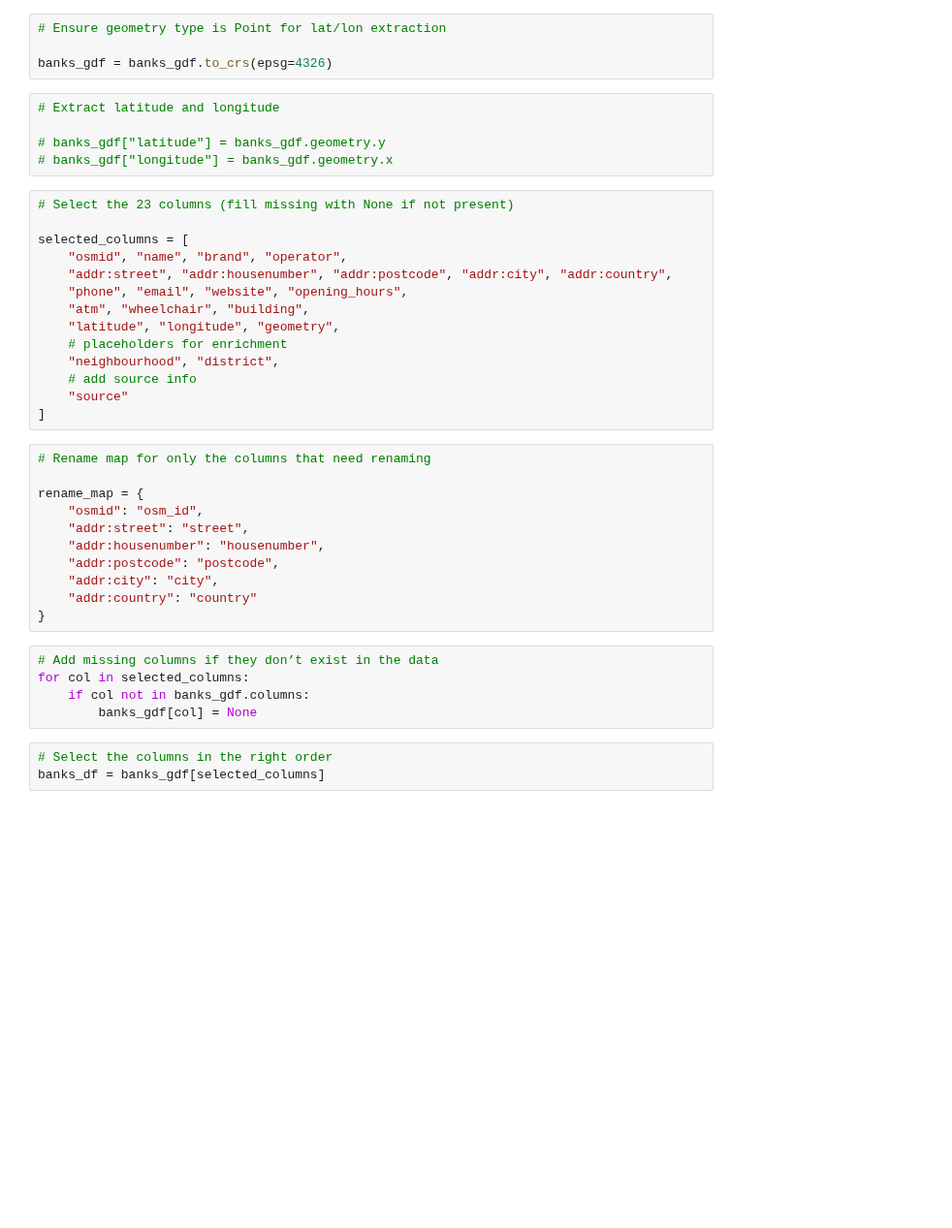
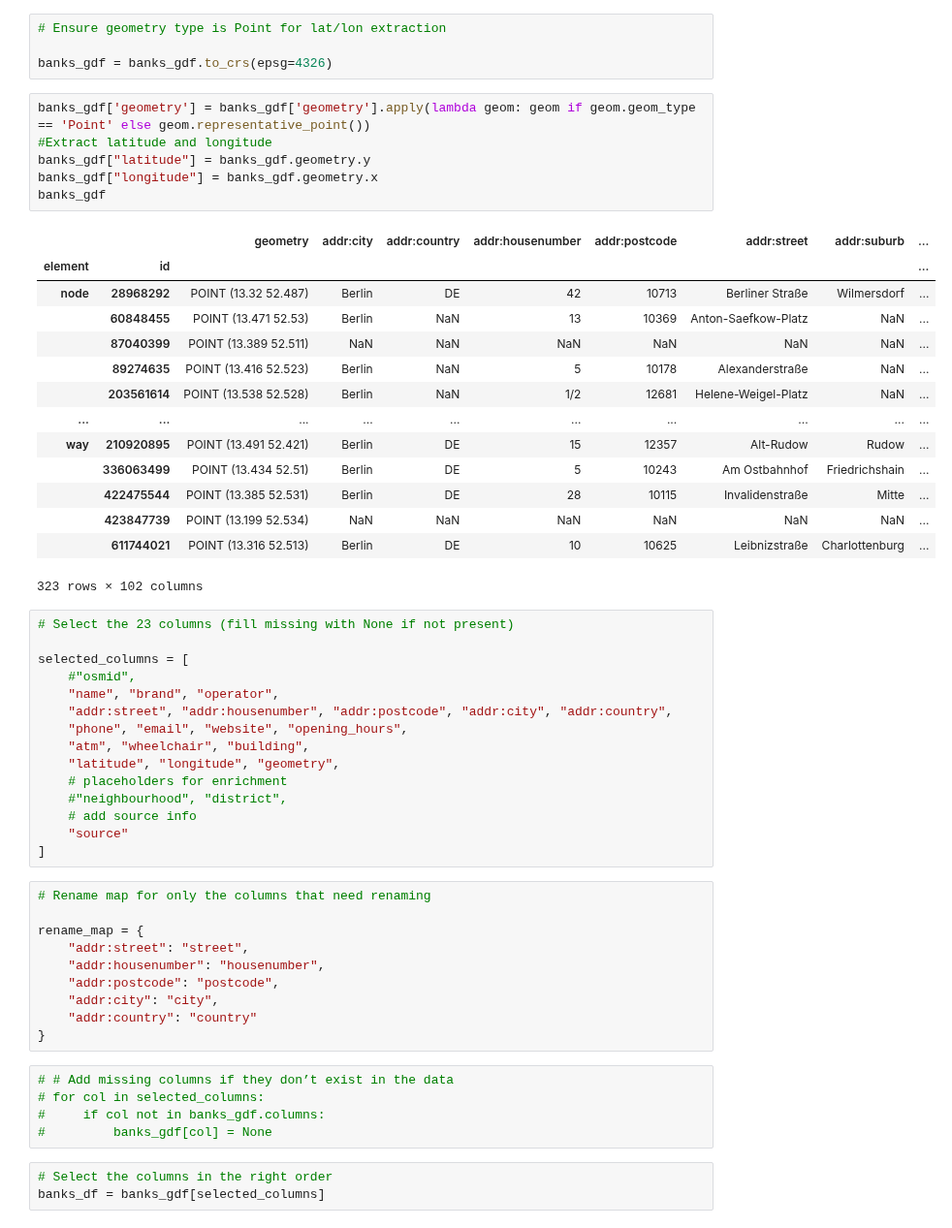
Before and after one commit to webeet-io/layered-populate-data-pool-da, a Jupyter notebook: banks/skripts/banks-data-modelling.ipynb, the cells around one changed output. Shown at 97% size. Cells and saved outputs as stored; diff of their text form; blank space fills up the shorter version.

```diff
--- a/banks/skripts/banks-data-modelling.ipynb
+++ b/banks/skripts/banks-data-modelling.ipynb
@@ -177,22 +179,39 @@ memory usage: 264.3+ KB
 # Ensure geometry type is Point for lat/lon extraction
 
 banks_gdf = banks_gdf.to_crs(epsg=4326)
-# %%
-# Extract latitude and longitude
-
-# banks_gdf["latitude"] = banks_gdf.geometry.y
-# banks_gdf["longitude"] = banks_gdf.geometry.x
+# %%
+banks_gdf['geometry'] = banks_gdf['geometry'].apply(lambda geom: geom if geom.geom_type == 'Point' else geom.representative_point())
+#Extract latitude and longitude
+banks_gdf["latitude"] = banks_gdf.geometry.y
+banks_gdf["longitude"] = banks_gdf.geometry.x
+banks_gdf
+# %% [output]
+|  |  | geometry | addr:city | addr:country | addr:housenumber | addr:postcode | addr:street | addr:suburb | ... |
+| element | id |  |  |  |  |  |  |  | ... |
+| node | 28968292 | POINT (13.32 52.487) | Berlin | DE | 42 | 10713 | Berliner Straße | Wilmersdorf | ... |
+|  | 60848455 | POINT (13.471 52.53) | Berlin | NaN | 13 | 10369 | Anton-Saefkow-Platz | NaN | ... |
+|  | 87040399 | POINT (13.389 52.511) | NaN | NaN | NaN | NaN | NaN | NaN | ... |
+|  | 89274635 | POINT (13.416 52.523) | Berlin | NaN | 5 | 10178 | Alexanderstraße | NaN | ... |
+|  | 203561614 | POINT (13.538 52.528) | Berlin | NaN | 1/2 | 12681 | Helene-Weigel-Platz | NaN | ... |
+| ... | ... | ... | ... | ... | ... | ... | ... | ... | ... |
+| way | 210920895 | POINT (13.491 52.421) | Berlin | DE | 15 | 12357 | Alt-Rudow | Rudow | ... |
+|  | 336063499 | POINT (13.434 52.51) | Berlin | DE | 5 | 10243 | Am Ostbahnhof | Friedrichshain | ... |
+|  | 422475544 | POINT (13.385 52.531) | Berlin | DE | 28 | 10115 | Invalidenstraße | Mitte | ... |
+|  | 423847739 | POINT (13.199 52.534) | NaN | NaN | NaN | NaN | NaN | NaN | ... |
+|  | 611744021 | POINT (13.316 52.513) | Berlin | DE | 10 | 10625 | Leibnizstraße | Charlottenburg | ... |
+323 rows × 102 columns
 # %%
 # Select the 23 columns (fill missing with None if not present)
 
 selected_columns = [
-    "osmid", "name", "brand", "operator",
+    #"osmid",
+    "name", "brand", "operator",
     "addr:street", "addr:housenumber", "addr:postcode", "addr:city", "addr:country",
     "phone", "email", "website", "opening_hours",
     "atm", "wheelchair", "building",
     "latitude", "longitude", "geometry",
     # placeholders for enrichment
-    "neighbourhood", "district",
+    #"neighbourhood", "district",
     # add source info
     "source"
 ]
@@ -200,7 +219,6 @@ selected_columns = [
 # Rename map for only the columns that need renaming
 
 rename_map = {
-    "osmid": "osm_id",
     "addr:street": "street",
     "addr:housenumber": "housenumber",
     "addr:postcode": "postcode",
@@ -208,10 +226,10 @@ rename_map = {
     "addr:country": "country"
 }
 # %%
-# Add missing columns if they don’t exist in the data
-for col in selected_columns:
-    if col not in banks_gdf.columns:
-        banks_gdf[col] = None
+# # Add missing columns if they don’t exist in the data
+# for col in selected_columns:
+#     if col not in banks_gdf.columns:
+#         banks_gdf[col] = None
 # %%
 # Select the columns in the right order
 banks_df = banks_gdf[selected_columns]
```
Also changed, not shown: parts of 5 cells of this notebook.
